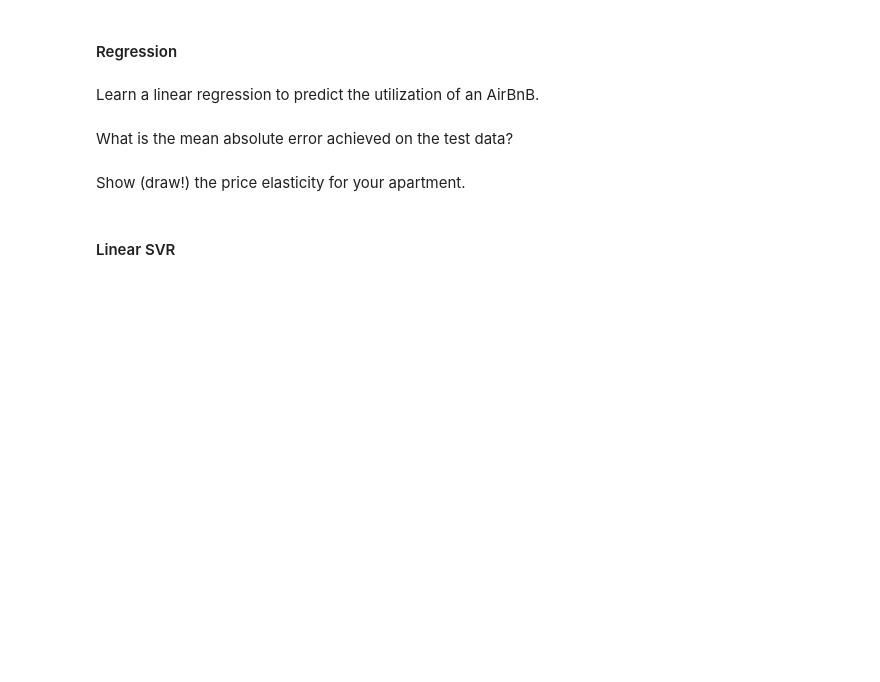
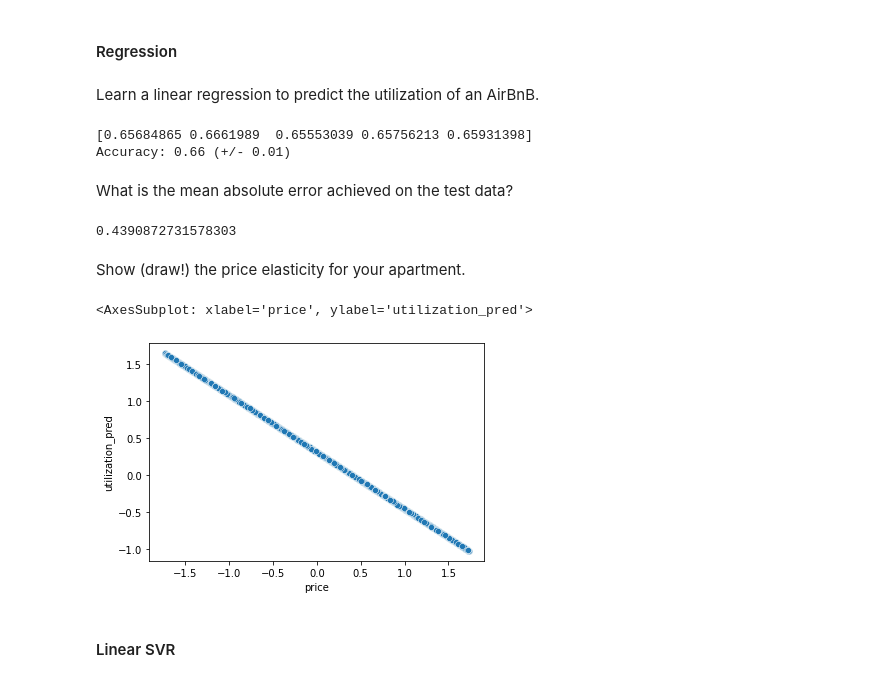
Before and after one commit to CodingTil/2022_23---Introduction-to-Data-Science---Exercises, a Jupyter notebook: assignment_1/assignment_1.ipynb, the cells around one changed output. Cells and saved outputs as stored; diff of their text form; code cells hidden in the pictures; blank space fills up the shorter version.

```diff
--- a/assignment_1/assignment_1.ipynb
+++ b/assignment_1/assignment_1.ipynb
@@ -653,6 +789,22 @@ You want to use different supervised learning techniques to learn price elastici
 Prepare the data set by splitting, one-hot encoding, and normalizing.
 # %%
 # Your answer goes here
+# one-hot encode categorical variables
+airbnb_utilization_prepped = pd.get_dummies(airbnb_utilization, columns=["neighborhood group", "room type"])
+
+# set type to float
+airbnb_utilization_prepped = airbnb_utilization_prepped.astype(float)
+
+# normalize numerical variables
+airbnb_utilization_prepped["price"] = (airbnb_utilization_prepped["price"] - airbnb_utilization_prepped["price"].mean()) / airbnb_utilization_prepped["price"].std()
+airbnb_utilization_prepped["utilization"] = (airbnb_utilization_prepped["utilization"] - airbnb_utilization_prepped["utilization"].mean()) / airbnb_utilization_prepped["utilization"].std()
+airbnb_utilization_prepped["number rooms"] = (airbnb_utilization_prepped["number rooms"] - airbnb_utilization_prepped["number rooms"].mean()) / airbnb_utilization_prepped["number rooms"].std()
+
+# drop id
+airbnb_utilization_prepped = airbnb_utilization_prepped.drop("id", axis=1)
+
+# split into train and test set
+X_train, X_test, y_train, y_test = train_test_split(airbnb_utilization_prepped.drop("utilization", axis=1), airbnb_utilization_prepped["utilization"], test_size=0.05, random_state=42)
 # %% [markdown]
 For each technique, use 5-cross-fold validation and assess the performance on the test set.
 # %% [markdown]
@@ -661,14 +813,46 @@ For each technique, use 5-cross-fold validation and assess the performance on th
 Learn a linear regression to predict the utilization of an AirBnB.
 # %%
 # Your answer goes here
+from sklearn.linear_model import LinearRegression
+from sklearn.model_selection import cross_val_score
+# use 5-cross-folg validation on train set using linear regression
+lr = LinearRegression()
+scores = cross_val_score(lr, X_train, y_train, cv=5, scoring=None)
+print(scores)
+print("Accuracy: %0.2f (+/- %0.2f)" % (scores.mean(), scores.std() * 2))
+# %% [output]
+[0.65684865 0.6661989  0.65553039 0.65756213 0.65931398]
+Accuracy: 0.66 (+/- 0.01)
 # %% [markdown]
 What is the mean absolute error achieved on the test data?
 # %%
 # Your answer goes here
+# mean absulute error on the test data
+lr.fit(X_train, y_train)
+y_pred = lr.predict(X_test)
+mean_absolute_error(y_test, y_pred)
+# %% [output]
+0.4390872731578303
 # %% [markdown]
 Show (draw!) the price elasticity for your apartment.
 # %%
 # Your answer goes here
+# draw price elasticity for our apartment (2 room, Manhattan)
+# get the row for our apartment (for "number rooms" use normalized value)
+our_apartment = airbnb_utilization_prepped[airbnb_utilization_prepped["number rooms"] == (2 - airbnb_utilization["number rooms"].mean()) / airbnb_utilization["number rooms"].std()]
+our_apartment = our_apartment[our_apartment["neighborhood group_Manhattan"] == 1]
+
+# get the price range
+price_range = np.arange(our_apartment["price"].min(), our_apartment["price"].max(), 0.1)
+
+# add column "utilization_pred" to our_apartment, which contains the predicted utilization for each price
+our_apartment["utilization_pred"] = lr.predict(our_apartment.drop("utilization", axis=1))
+
+# use seaborn to plot price vs predicted utilization
+sns.scatterplot(x="price", y="utilization_pred", data=our_apartment)
+# %% [output]
+<AxesSubplot: xlabel='price', ylabel='utilization_pred'>
+[figure, added]
 # %% [markdown]
 #### Linear SVR
 # %% [markdown]
```
Also changed, not shown: parts of 15 cells of this notebook, 1 other file.
